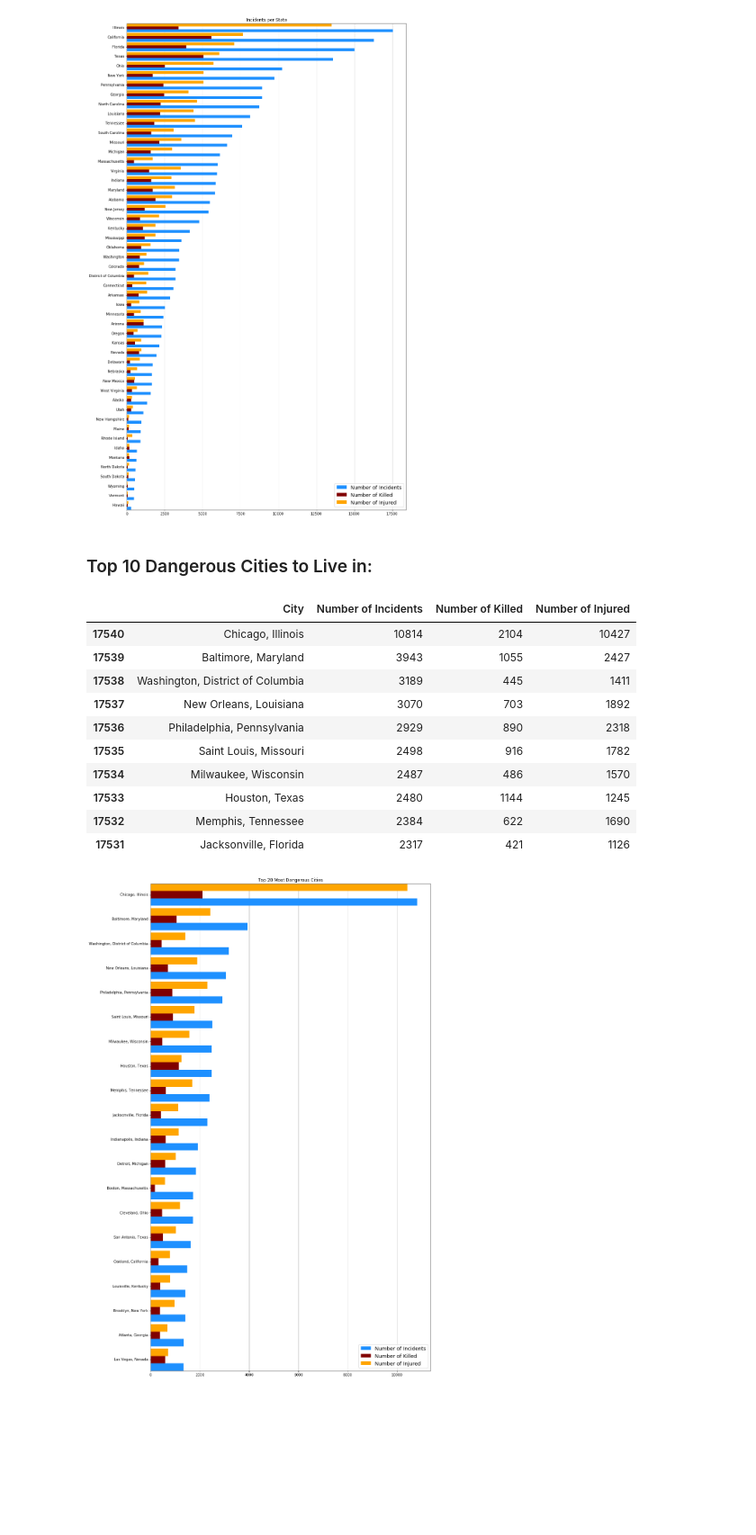
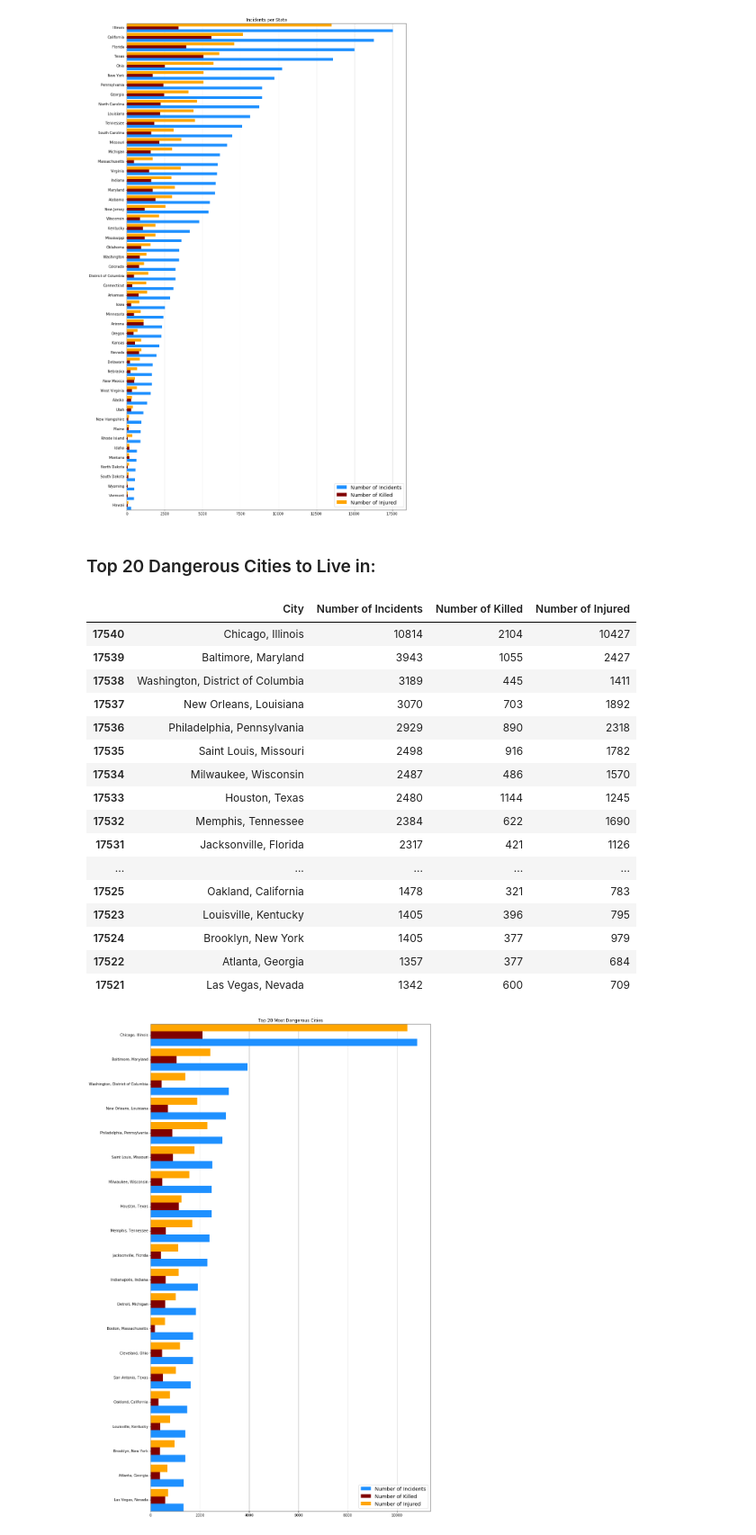
Before and after one commit to sanjanagupta16/Gun-Violence, a Jupyter notebook: Final Report.ipynb, the cells around one changed output. Shown at 90% size. Saved outputs shown, nothing was run; the diff lists cells and outputs as text; code cells hidden in the pictures; blank space fills up the shorter version.

```diff
--- a/Final Report.ipynb
+++ b/Final Report.ipynb
@@ -574,31 +573,37 @@ plt.show()
 # %% [output]
 [figure]
 # %% [markdown]
-<span id ="top10"/>
+<a name="top10"/>
 
-### Top 10 Dangerous Cities to Live in:
+### Top 20 Dangerous Cities to Live in:
 # %%
 city_groups = clean_data.groupby(['State Name','City/County'])
 city_data = pd.concat([
     city_groups['State Name'].count().rename('Number of Incidents'),
     city_groups['Number of Killed'].sum().rename('Number of Killed'),
     city_groups['Number of Injured'].sum().rename('Number of Injured')], axis=1).sort_values('Number of Incidents', ascending=True).reset_index()
 city_data['City'] = city_data['City/County'] + ', ' + city_data['State Name']
 city_data = city_data.drop(columns=['State Name', 'City/County']).loc[:,['City', 'Number of Incidents', 'Number of Killed', 'Number of Injured']]
 city_data = city_data.sort_values('Number of Incidents', ascending=False)
-city_data.head(10)
+city_data.head(20)
 # %% [output]
 |  | City | Number of Incidents | Number of Killed | Number of Injured |
 | 17540 | Chicago, Illinois | 10814 | 2104 | 10427 |
 | 17539 | Baltimore, Maryland | 3943 | 1055 | 2427 |
 | 17538 | Washington, District of Columbia | 3189 | 445 | 1411 |
 | 17537 | New Orleans, Louisiana | 3070 | 703 | 1892 |
 | 17536 | Philadelphia, Pennsylvania | 2929 | 890 | 2318 |
 | 17535 | Saint Louis, Missouri | 2498 | 916 | 1782 |
 | 17534 | Milwaukee, Wisconsin | 2487 | 486 | 1570 |
 | 17533 | Houston, Texas | 2480 | 1144 | 1245 |
 | 17532 | Memphis, Tennessee | 2384 | 622 | 1690 |
 | 17531 | Jacksonville, Florida | 2317 | 421 | 1126 |
+| ... | ... | ... | ... | ... |
+| 17525 | Oakland, California | 1478 | 321 | 783 |
+| 17523 | Louisville, Kentucky | 1405 | 396 | 795 |
+| 17524 | Brooklyn, New York | 1405 | 377 | 979 |
+| 17522 | Atlanta, Georgia | 1357 | 377 | 684 |
+| 17521 | Las Vegas, Nevada | 1342 | 600 | 709 |
 # %%
 bar_width = 0.3
 top_city_data = city_data.head(20).sort_values('Number of Incidents').reset_index(drop=True)
```
Also changed, not shown: parts of 29 cells of this notebook.
